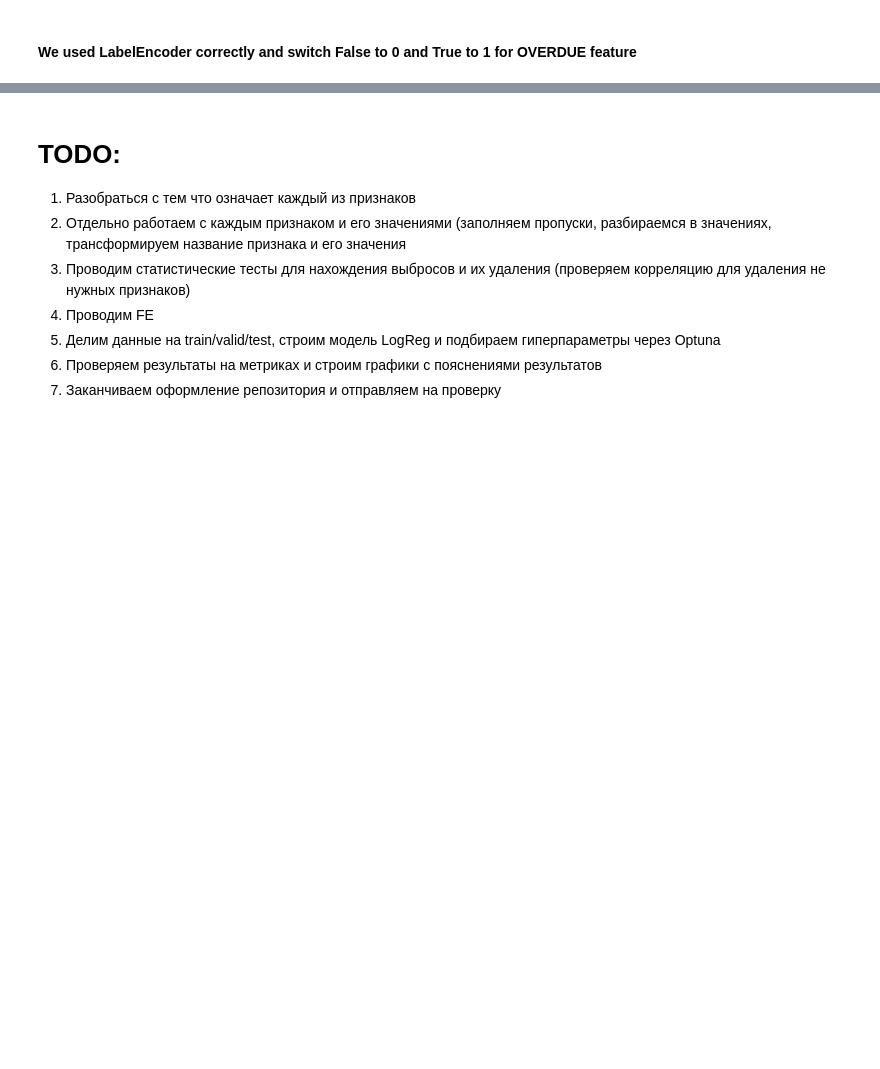
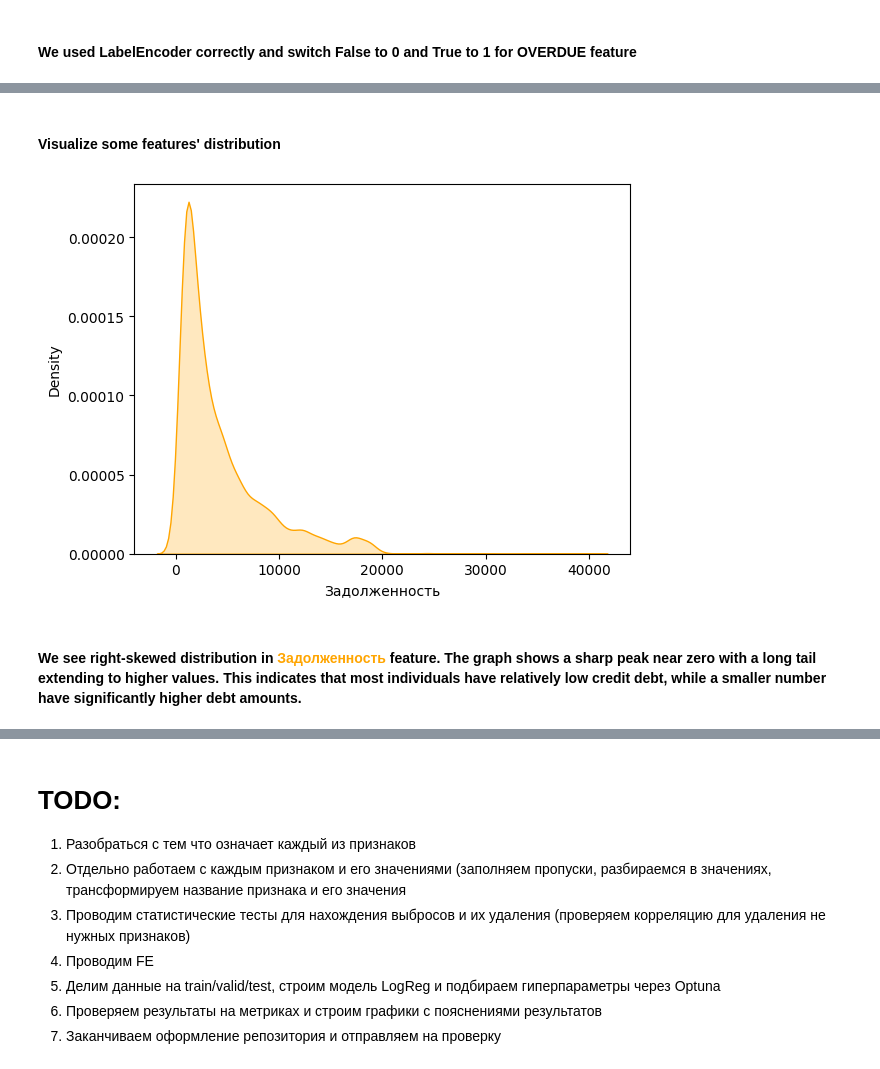
Before and after one commit to Ultraluxe25/BNB-Data-Scientist, a Jupyter notebook: kapturov_bnb.ipynb, the cells around one changed output, grey strips where cells are left out. Drawn from its saved outputs; the diff is of its cells as text; code cells hidden in the pictures; blank space fills up the shorter version.

Commit message:
Added kdeplots for some features (EDA stage)

```diff
--- a/kapturov_bnb.ipynb
+++ b/kapturov_bnb.ipynb
@@ -145,0 +174,8 @@ data.loc[920:922]
+# %% [markdown]
+#### Visualize some features' distribution
+# %%
+sns.kdeplot(data=data, x='Задолженность', color='orange', fill=True);
+# %% [output]
+[figure, added]
+# %% [markdown]
+#### We see right-skewed distribution in <span style="color: orange">Задолженность</span> feature. The graph shows a sharp peak near zero with a long tail extending to higher values. This indicates that most individuals have relatively low credit debt, while a smaller number have significantly higher debt amounts.
```
Also changed, not shown: parts of 15 cells of this notebook.
